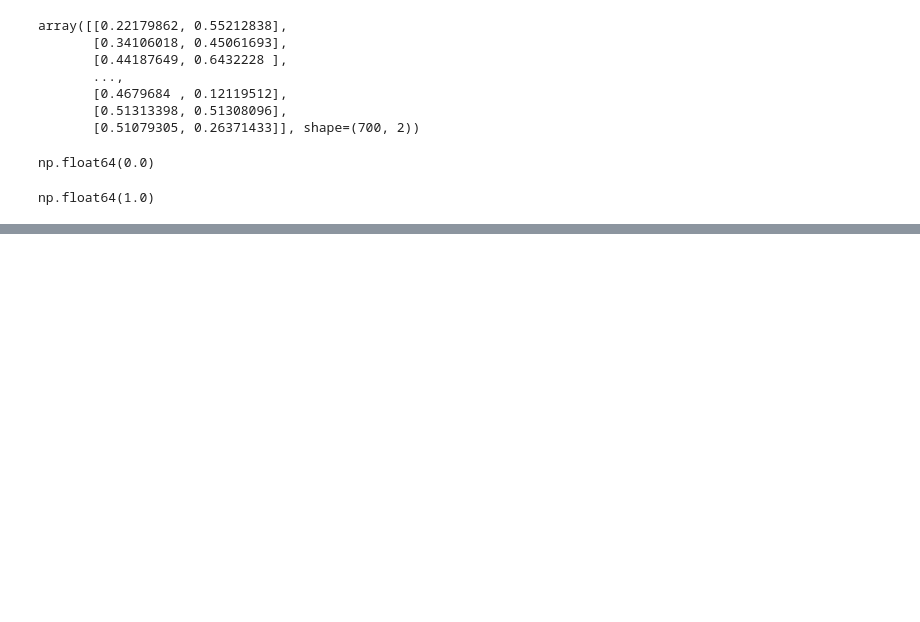
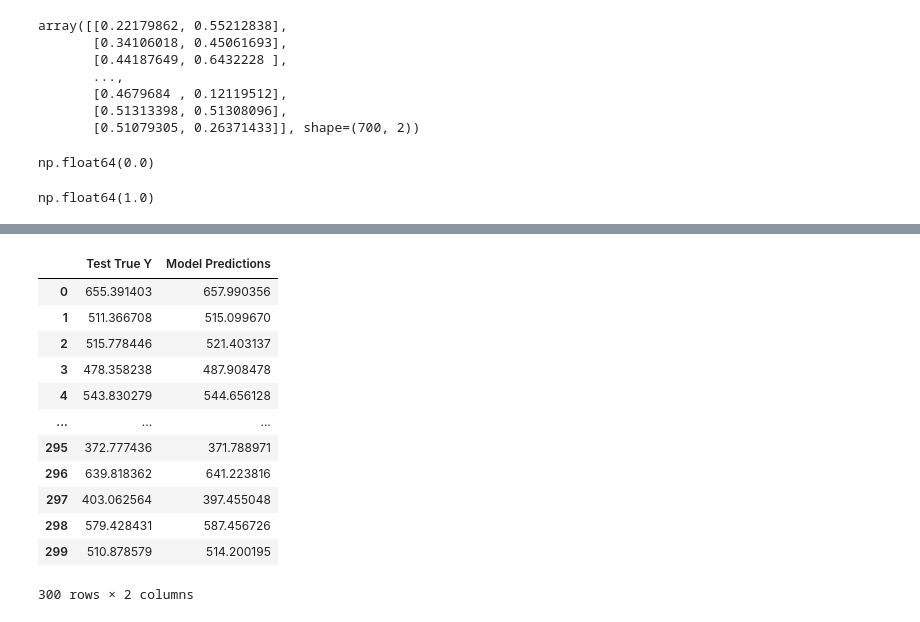
Before and after one commit to ridmiPaba/Machine-Learning-Bootcamp, a Jupyter notebook: TensorflowBasics.ipynb, the cells around one changed output, grey strips where cells are left out. Drawn from its saved outputs; the diff is of its cells as text; code cells hidden in the pictures; blank space fills up the shorter version.

```diff
--- a/TensorflowBasics.ipynb
+++ b/TensorflowBasics.ipynb
@@ -110,0 +149,16 @@ loss_df.plot()
+# %%
+pred_df
+# %% [output]
+|  | Test True Y | Model Predictions |
+| 0 | 655.391403 | 657.990356 |
+| 1 | 511.366708 | 515.099670 |
+| 2 | 515.778446 | 521.403137 |
+| 3 | 478.358238 | 487.908478 |
+| 4 | 543.830279 | 544.656128 |
+| ... | ... | ... |
+| 295 | 372.777436 | 371.788971 |
+| 296 | 639.818362 | 641.223816 |
+| 297 | 403.062564 | 397.455048 |
+| 298 | 579.428431 | 587.456726 |
+| 299 | 510.878579 | 514.200195 |
+300 rows × 2 columns
```
Also changed, not shown: parts of 24 cells of this notebook, 2 other files.
